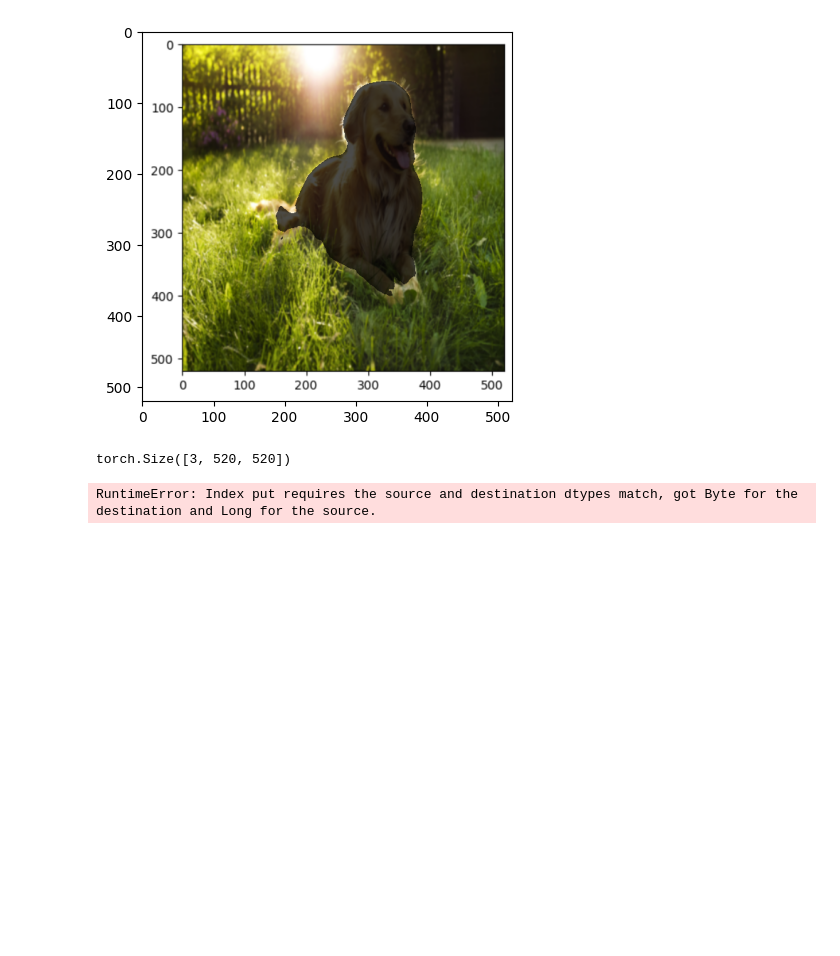
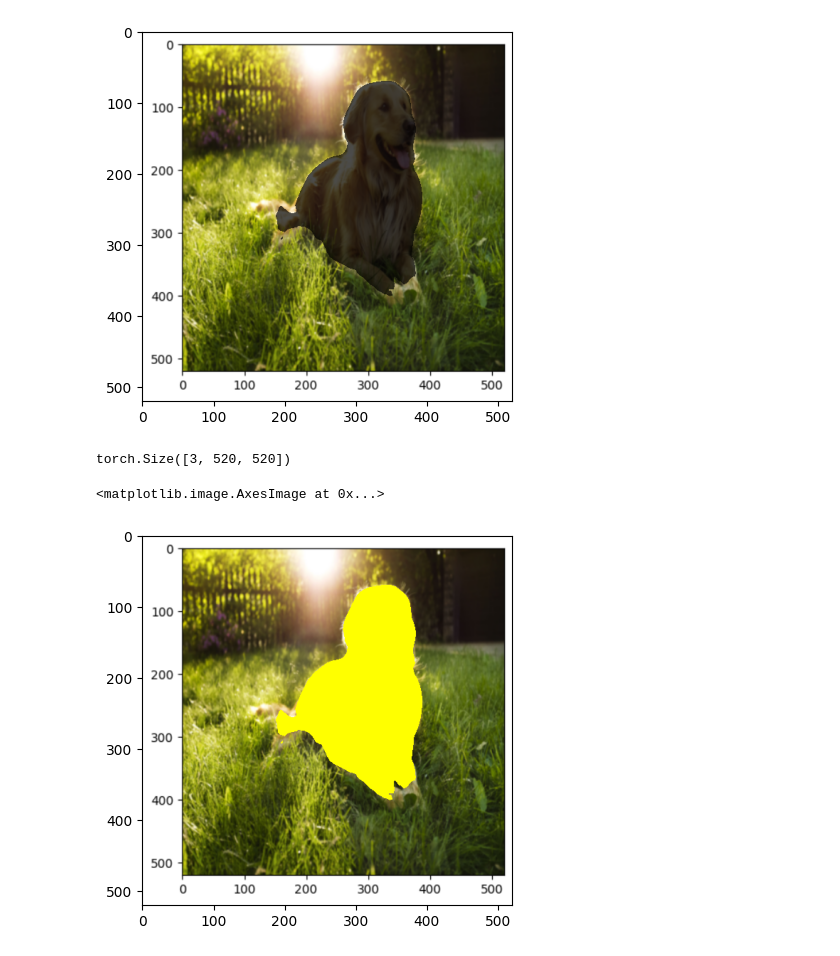
Before and after one commit to HromovAndrey/-Tu_kill_the_time, a Jupyter notebook: Untitled14.ipynb, the cells around one changed output. Saved outputs shown, nothing was run; the diff lists cells and outputs as text; code cells hidden in the pictures; blank space fills up the shorter version.

```diff
--- a/Untitled14.ipynb
+++ b/Untitled14.ipynb
@@ -95,12 +95,20 @@ img.shape
 # %% [output]
 torch.Size([3, 520, 520])
 # %%
+# Клонируем изображение
 masked_img = img.clone()
-masked_iomg = masked_img.to(int)
 
-yellow_pixel = torch.tensor([255, 255, 0])
+# Преобразуем изображение в Byte, так как исходное изображение имеет тип Byte
+masked_img = masked_img.to(torch.uint8)
+
+# Определяем желтый цвет в формате Byte
+yellow_pixel = torch.tensor([255, 255, 0], dtype=torch.uint8)
+
+# Присваиваем маску для выделенных пикселей собаки
 masked_img[:, dog_masks] = yellow_pixel.view(-1, 1)
 
+# Отображаем результат
 plt.imshow(masked_img.permute(1, 2, 0))
 # %% [output]
-RuntimeError: Index put requires the source and destination dtypes match, got Byte for the destination and Long for the source.
+<matplotlib.image.AxesImage at 0x...>
+[figure, added]
```
Also changed, not shown: parts of 2 cells of this notebook.
